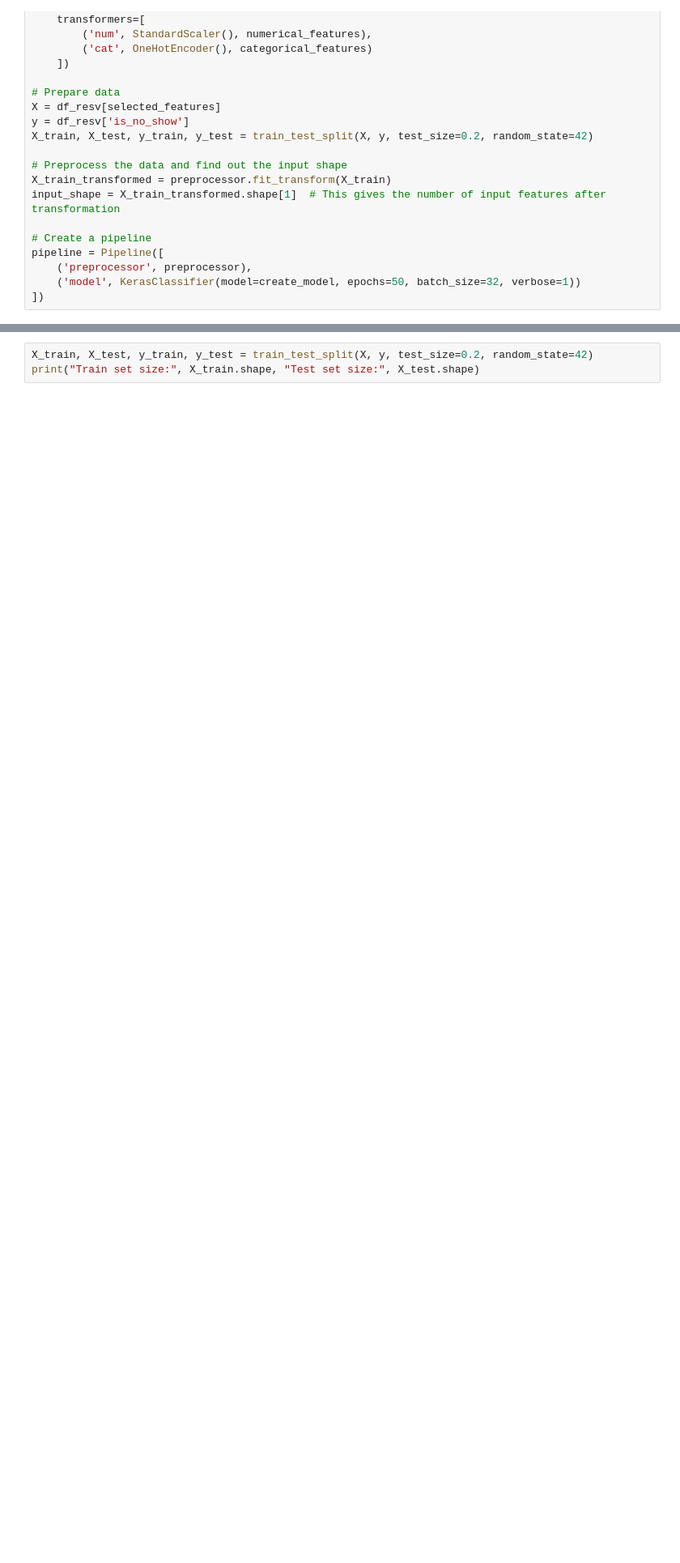
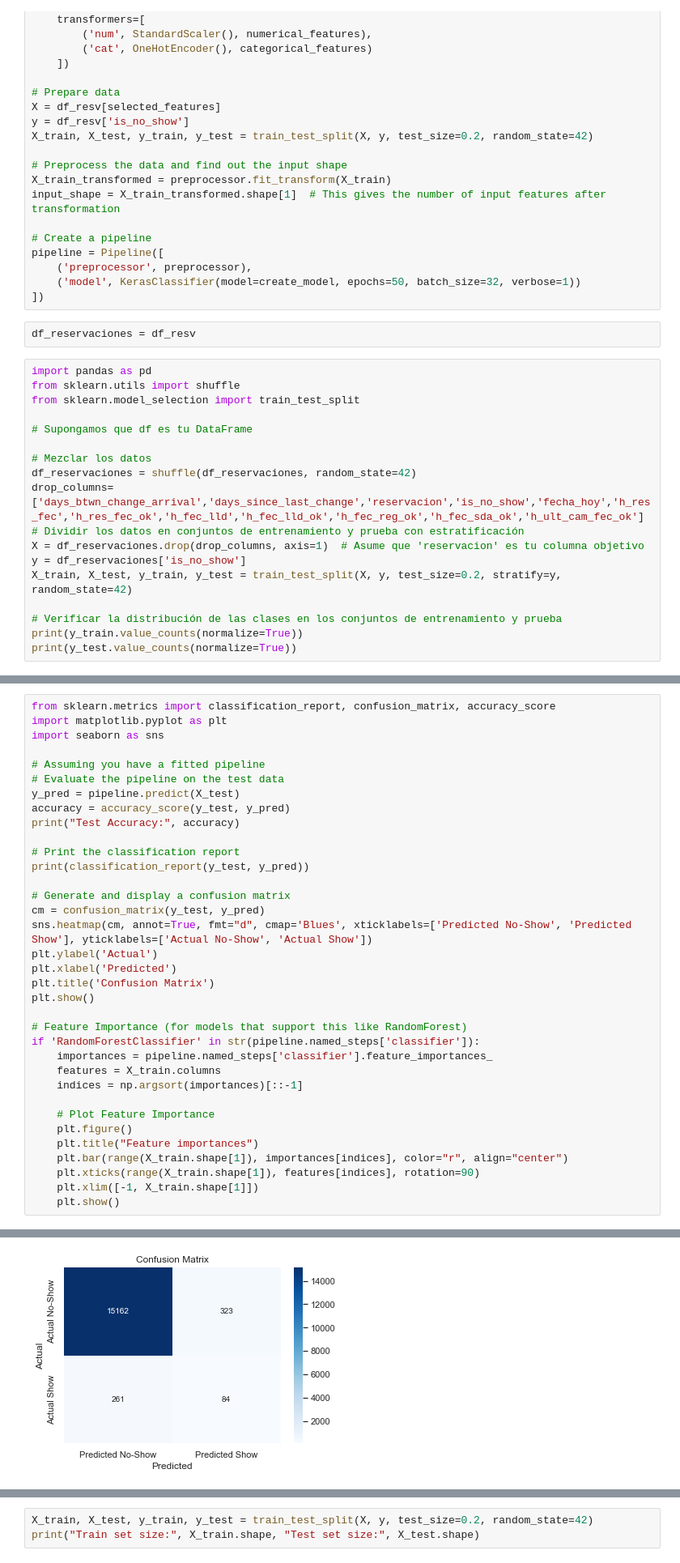
Before and after one commit to carolinahdzm/TCA_clasificacion_Equipo3, a Jupyter notebook: RESERVACIONES_ANALISIS.ipynb, the cells around one changed output, grey strips where cells are left out. Shown: that part at 81% size. Saved outputs shown, nothing was run; the diff lists cells and outputs as text; blank space fills up the shorter version.

```diff
--- a/RESERVACIONES_ANALISIS.ipynb
+++ b/RESERVACIONES_ANALISIS.ipynb
@@ -735,3 +654,23 @@ pipeline = Pipeline([
     ('preprocessor', preprocessor),
     ('model', KerasClassifier(model=create_model, epochs=50, batch_size=32, verbose=1))
 ])
+# %%
+df_reservaciones = df_resv
+# %%
+import pandas as pd
+from sklearn.utils import shuffle
+from sklearn.model_selection import train_test_split
+
+# Supongamos que df es tu DataFrame
+
+# Mezclar los datos
+df_reservaciones = shuffle(df_reservaciones, random_state=42)
+drop_columns=['days_btwn_change_arrival','days_since_last_change','reservacion','is_no_show','fecha_hoy','h_res_fec','h_res_fec_ok','h_fec_lld','h_fec_lld_ok','h_fec_reg_ok','h_fec_sda_ok','h_ult_cam_fec_ok']
+# Dividir los datos en conjuntos de entrenamiento y prueba con estratificación
+X = df_reservaciones.drop(drop_columns, axis=1)  # Asume que 'reservacion' es tu columna objetivo
+y = df_reservaciones['is_no_show']
+X_train, X_test, y_train, y_test = train_test_split(X, y, test_size=0.2, stratify=y, random_state=42)
+
+# Verificar la distribución de las clases en los conjuntos de entrenamiento y prueba
+print(y_train.value_counts(normalize=True))
+print(y_test.value_counts(normalize=True))
@@ -762,0 +735,36 @@ Test Accuracy: 0.9668733170517878
+# %%
+from sklearn.metrics import classification_report, confusion_matrix, accuracy_score
+import matplotlib.pyplot as plt
+import seaborn as sns
+
+# Assuming you have a fitted pipeline
+# Evaluate the pipeline on the test data
+y_pred = pipeline.predict(X_test)
+accuracy = accuracy_score(y_test, y_pred)
+print("Test Accuracy:", accuracy)
+
+# Print the classification report
+print(classification_report(y_test, y_pred))
+
+# Generate and display a confusion matrix
+cm = confusion_matrix(y_test, y_pred)
+sns.heatmap(cm, annot=True, fmt="d", cmap='Blues', xticklabels=['Predicted No-Show', 'Predicted Show'], yticklabels=['Actual No-Show', 'Actual Show'])
+plt.ylabel('Actual')
+plt.xlabel('Predicted')
+plt.title('Confusion Matrix')
+plt.show()
+
+# Feature Importance (for models that support this like RandomForest)
+if 'RandomForestClassifier' in str(pipeline.named_steps['classifier']):
+    importances = pipeline.named_steps['classifier'].feature_importances_
+    features = X_train.columns
+    indices = np.argsort(importances)[::-1]
+
+    # Plot Feature Importance
+    plt.figure()
+    plt.title("Feature importances")
+    plt.bar(range(X_train.shape[1]), importances[indices], color="r", align="center")
+    plt.xticks(range(X_train.shape[1]), features[indices], rotation=90)
+    plt.xlim([-1, X_train.shape[1]])
+    plt.show()
+# %% [output]
@@ -762,0 +780 @@ Test Accuracy: 0.9668733170517878
+[figure, added]
```
Also changed, not shown: parts of 17 cells of this notebook.
